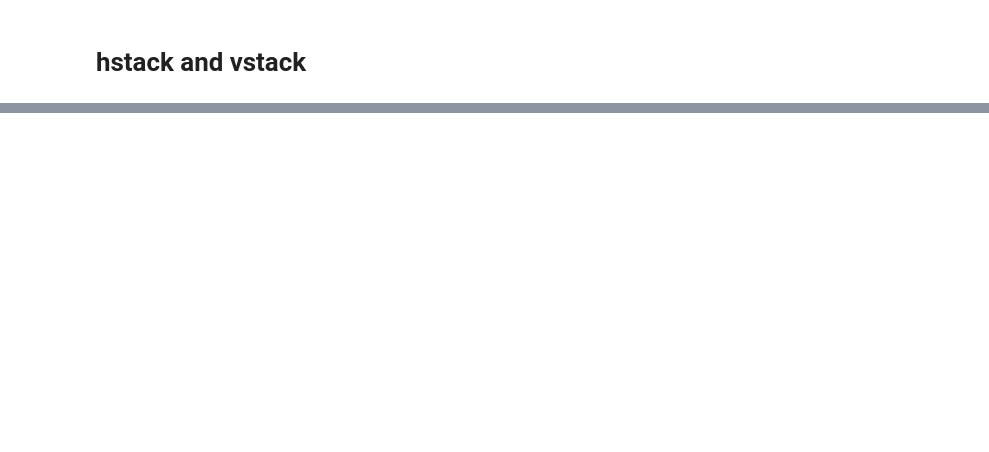
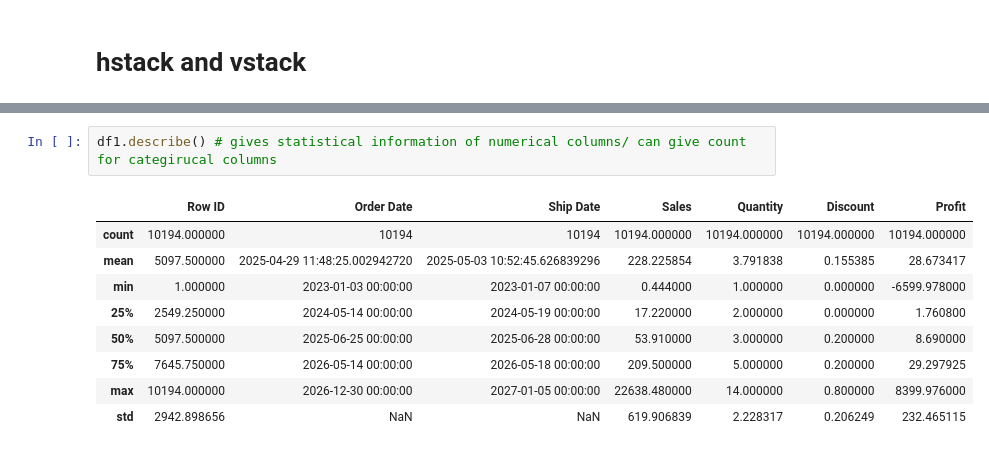
Before and after one commit to Priya3323/Python_Practice, a Jupyter notebook: T385_Python_practice.ipynb, the cells around one changed output, grey strips where cells are left out. Cells and saved outputs as stored; diff of their text form; blank space fills up the shorter version.

```diff
--- a/T385_Python_practice.ipynb
+++ b/T385_Python_practice.ipynb
@@ -1990,0 +2039,12 @@ array([[ 1,  2,  3],
+# %%
+df1.describe() # gives statistical information of numerical columns/ can give count for categirucal columns
+# %% [output]
+|  | Row ID | Order Date | Ship Date | Sales | Quantity | Discount | Profit |
+| count | 10194.000000 | 10194 | 10194 | 10194.000000 | 10194.000000 | 10194.000000 | 10194.000000 |
+| mean | 5097.500000 | 2025-04-29 11:48:25.002942720 | 2025-05-03 10:52:45.626839296 | 228.225854 | 3.791838 | 0.155385 | 28.673417 |
+| min | 1.000000 | 2023-01-03 00:00:00 | 2023-01-07 00:00:00 | 0.444000 | 1.000000 | 0.000000 | -6599.978000 |
+| 25% | 2549.250000 | 2024-05-14 00:00:00 | 2024-05-19 00:00:00 | 17.220000 | 2.000000 | 0.000000 | 1.760800 |
+| 50% | 5097.500000 | 2025-06-25 00:00:00 | 2025-06-28 00:00:00 | 53.910000 | 3.000000 | 0.200000 | 8.690000 |
+| 75% | 7645.750000 | 2026-05-14 00:00:00 | 2026-05-18 00:00:00 | 209.500000 | 5.000000 | 0.200000 | 29.297925 |
+| max | 10194.000000 | 2026-12-30 00:00:00 | 2027-01-05 00:00:00 | 22638.480000 | 14.000000 | 0.800000 | 8399.976000 |
+| std | 2942.898656 | NaN | NaN | 619.906839 | 2.228317 | 0.206249 | 232.465115 |
```
Also changed, not shown: parts of 72 cells of this notebook.
